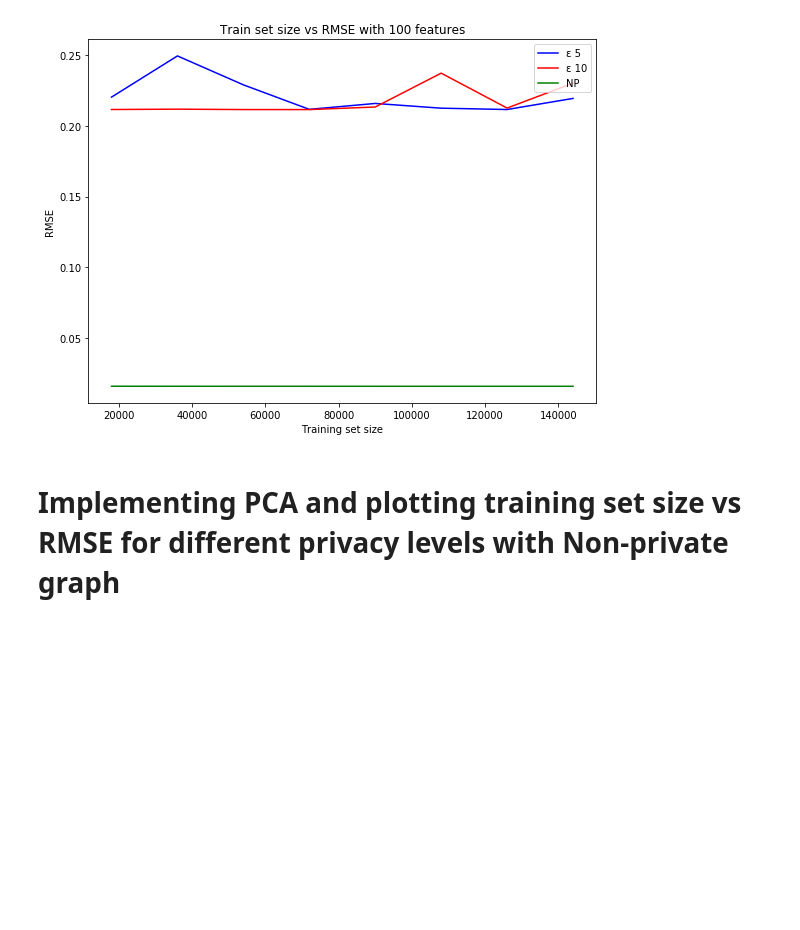
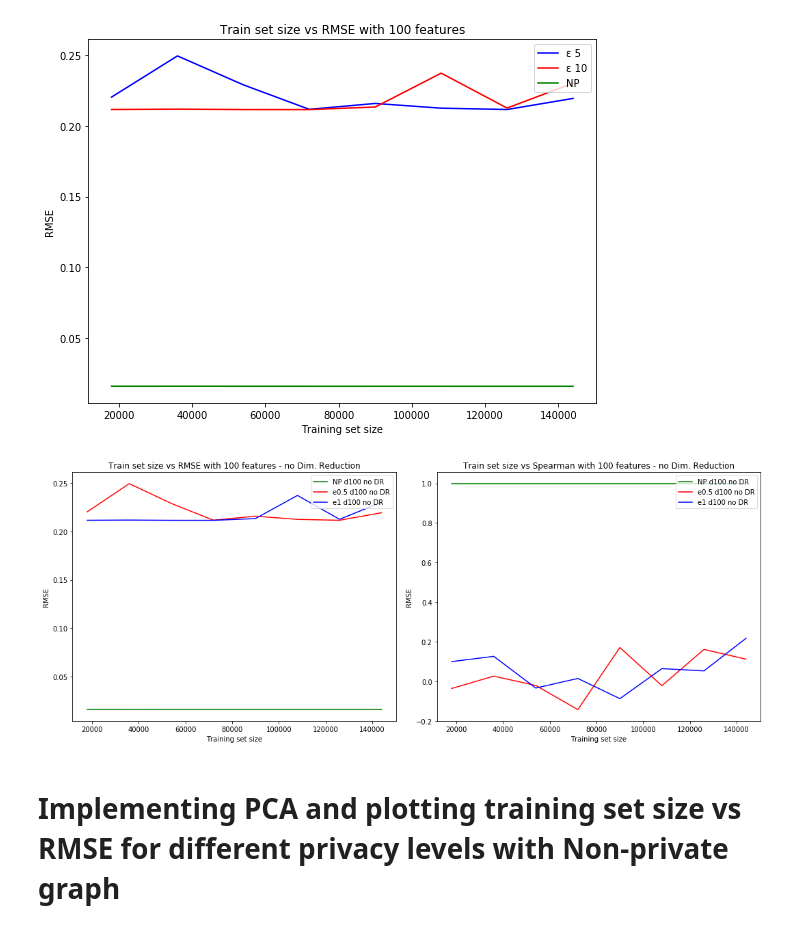
Before and after one commit to jithendaraa/Privacy-aware-learning, a Jupyter notebook: Laplace Mechanism/Latest12h.ipynb, the cells around one changed output. Saved outputs shown, nothing was run; the diff lists cells and outputs as text; code cells hidden in the pictures; blank space fills up the shorter version.

```diff
--- a/Laplace Mechanism/Latest12h.ipynb
+++ b/Laplace Mechanism/Latest12h.ipynb
@@ -339,6 +339,31 @@ eps
 eps2
 feat1
 [figure]
+# %%
+#655
+
+plt.subplot(1,2,1)
+plt.rcParams['figure.figsize'] = (15,6)
+plt.errorbar(ans_withoutDR_e5[0], ans_withoutDR_e5[3], color="green", ecolor="green", capsize=3, label="NP d100 no DR", ls="solid")
+plt.errorbar(ans_withoutDR_e5[0], ans_withoutDR_e5[1], color="red", ecolor="red", capsize=3, label="e0.5 d100 no DR", ls="solid")
+plt.errorbar(ans_withoutDR_e10[0], ans_withoutDR_e10[1], color="blue", ecolor="blue", capsize=3, label="e1 d100 no DR", ls="solid")
+plt.xlabel("Training set size")
+plt.ylabel("RMSE")
+pylab.legend(loc='upper right')
+plt.title("Train set size vs RMSE with 100 features - no Dim. Reduction")
+
+plt.subplot(1,2,2)
+plt.errorbar(ans_withoutDR_e5[0], ans_withoutDR_e5[6], color="green", ecolor="green", capsize=3, label="NP d100 no DR", ls="solid")
+plt.errorbar(ans_withoutDR_e5[0], ans_withoutDR_e5[5], color="red", ecolor="red", capsize=3, label="e0.5 d100 no DR", ls="solid")
+plt.errorbar(ans_withoutDR_e10[0], ans_withoutDR_e10[5], color="blue", ecolor="blue", capsize=3, label="e1 d100 no DR", ls="solid")
+plt.xlabel("Training set size")
+plt.ylabel("RMSE")
+pylab.legend(loc='upper right')
+plt.title("Train set size vs Spearman with 100 features - no Dim. Reduction")
+plt.tight_layout()
+plt.show()
+# %% [output]
+[figure, added]
 # %% [markdown]
 # Implementing PCA and plotting training set size vs RMSE for different privacy levels with Non-private graph
 # %%
```
Also changed, not shown: parts of 3 cells of this notebook.
